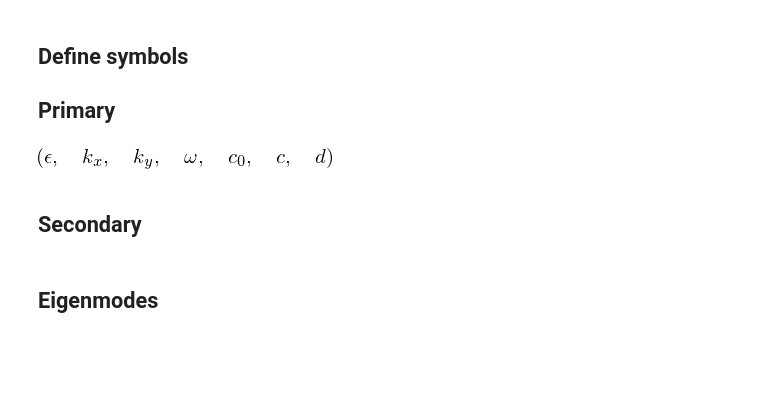
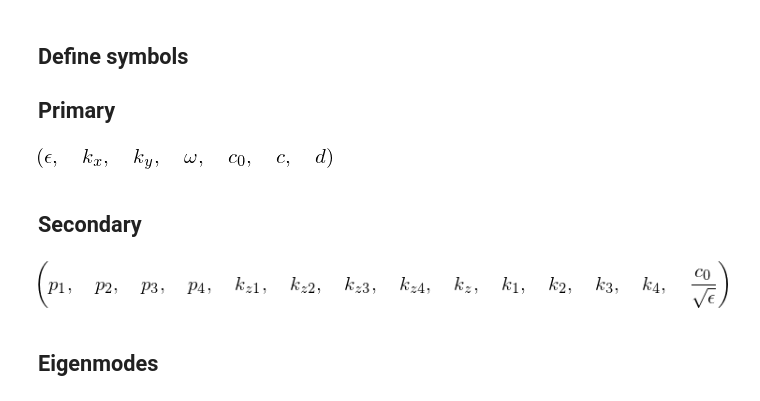
Before and after one commit to kitchenknif/PyATMM, a Jupyter notebook: docs/IsotropicTransferMatrix.ipynb, the cells around one changed output. Cells and saved outputs as stored; diff of their text form; code cells hidden in the pictures; blank space fills up the shorter version.

```diff
--- a/docs/IsotropicTransferMatrix.ipynb
+++ b/docs/IsotropicTransferMatrix.ipynb
@@ -25,6 +25,10 @@ k_z_1, k_z_2, k_z_3, k_z_4 = symbols('k_z1, k_z2, k_z3, k_z4')
 mod_k_z = Symbol('k_z')
 k_1, k_2, k_3, k_4 = symbols('k_1, k_2, k_3, k_4')
 c = c_0 / sqrt(eps)
+# %%
+p_1, p_2, p_3, p_4, k_z_1, k_z_2, k_z_3, k_z_4, mod_k_z, k_1, k_2, k_3, k_4, c
+# %% [output]
+[figure, added]
 # %% [markdown]
 Eigenmodes
 ---
```
Also changed, not shown: parts of 9 cells of this notebook, 3 other files.
